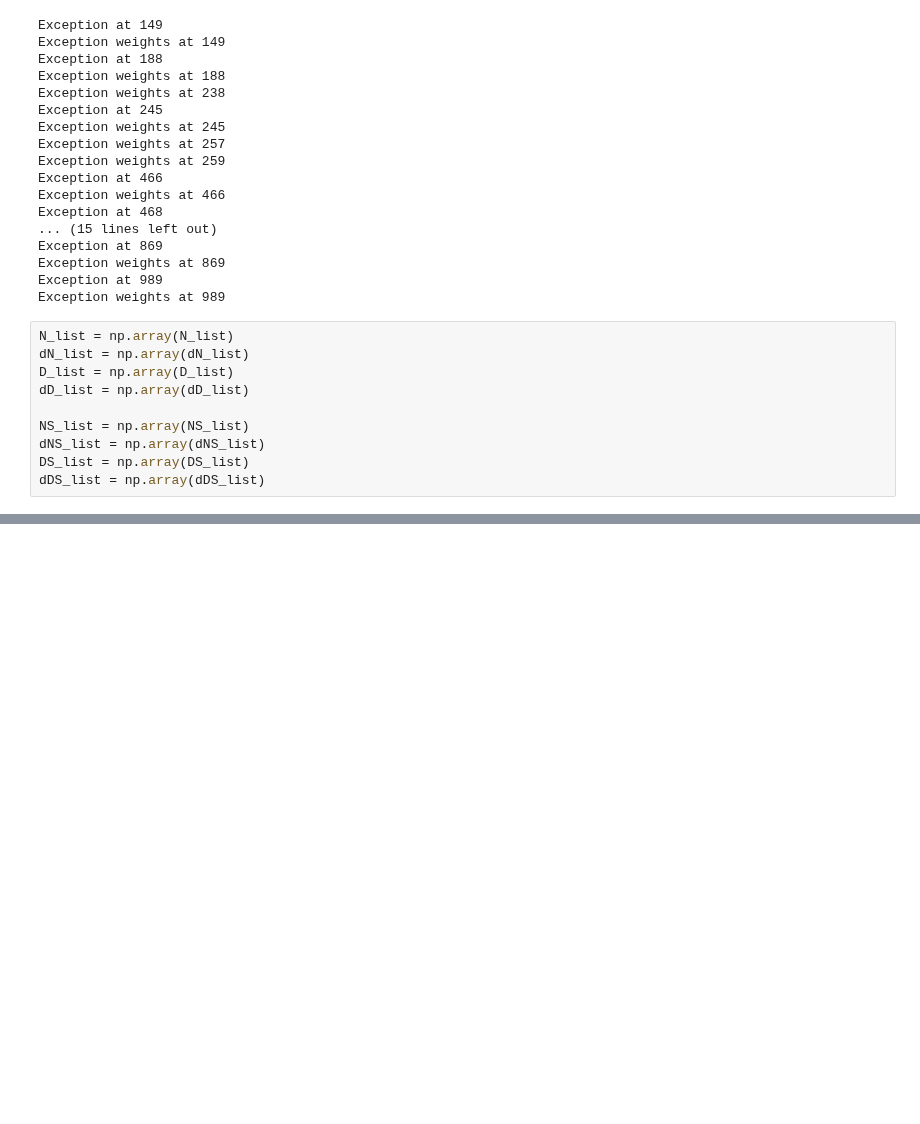
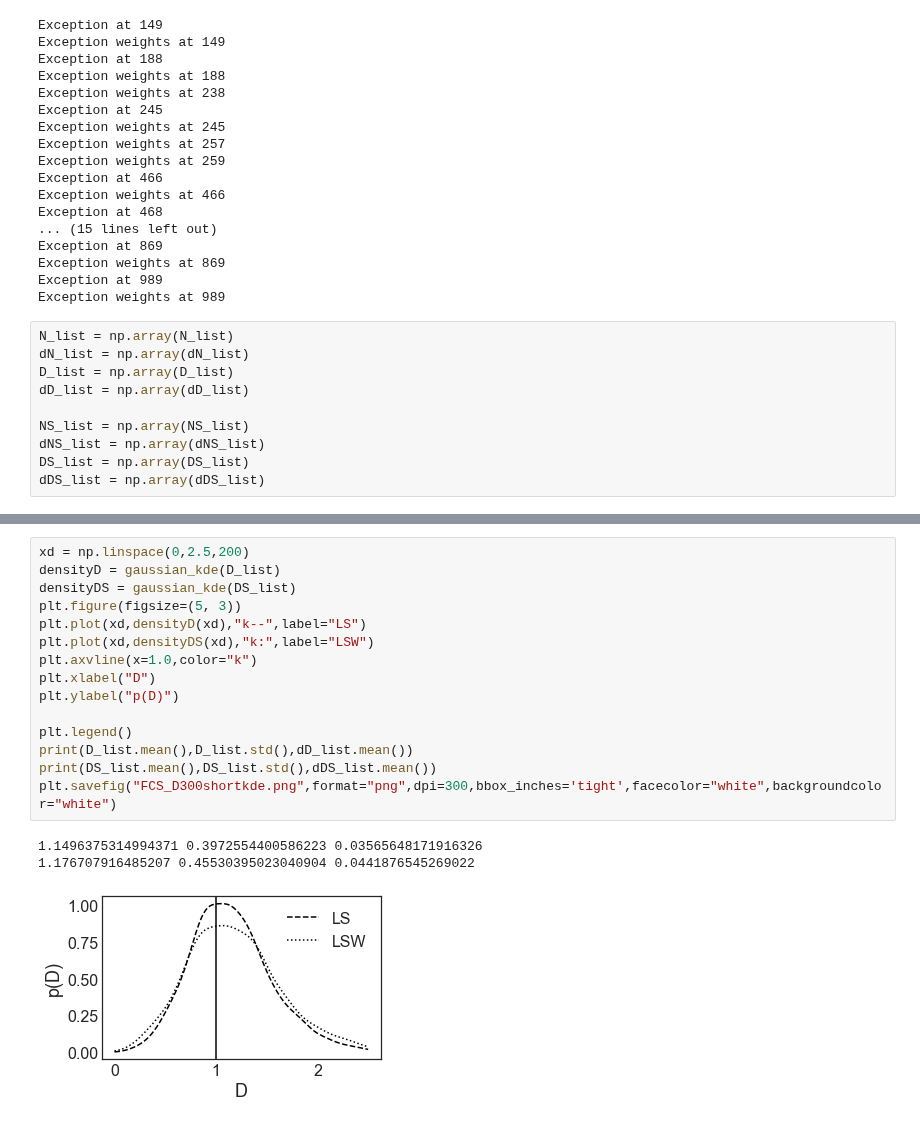
Before and after one commit to hstrey/FCS-simulations, a Jupyter notebook: LS fit FCS simulation shorter data.ipynb, the cells around one changed output, grey strips where cells are left out. Saved outputs shown, nothing was run; the diff lists cells and outputs as text; blank space fills up the shorter version.

Commit message:
b&w figures for PRE

```diff
--- a/LS fit FCS simulation shorter data.ipynb
+++ b/LS fit FCS simulation shorter data.ipynb
@@ -186,4 +187,23 @@ plt.savefig("FCS_D300short.png",format="png",dpi=300,bbox_inches='tight',facecol
 [figure]
+# %%
+xd = np.linspace(0,2.5,200)
+densityD = gaussian_kde(D_list)
+densityDS = gaussian_kde(DS_list)
+plt.figure(figsize=(5, 3))
+plt.plot(xd,densityD(xd),"k--",label="LS")
+plt.plot(xd,densityDS(xd),"k:",label="LSW")
+plt.axvline(x=1.0,color="k")
+plt.xlabel("D")
+plt.ylabel("p(D)")
+
+plt.legend()
+print(D_list.mean(),D_list.std(),dD_list.mean())
+print(DS_list.mean(),DS_list.std(),dDS_list.mean())
+plt.savefig("FCS_D300shortkde.png",format="png",dpi=300,bbox_inches='tight',facecolor="white",backgroundcolor="white")
+# %% [output]
+1.1496375314994371 0.3972554400586223 0.03565648171916326
+1.176707916485207 0.45530395023040904 0.0441876545269022
+[figure, added]
 # %%
 # instead of fitting how many particles per box N, we want to measure how many particles per focus
 # size of focus is sqrt(pi/2)*w = 1.25
```
Also changed, not shown: parts of 8 cells of this notebook, 2 other files.
